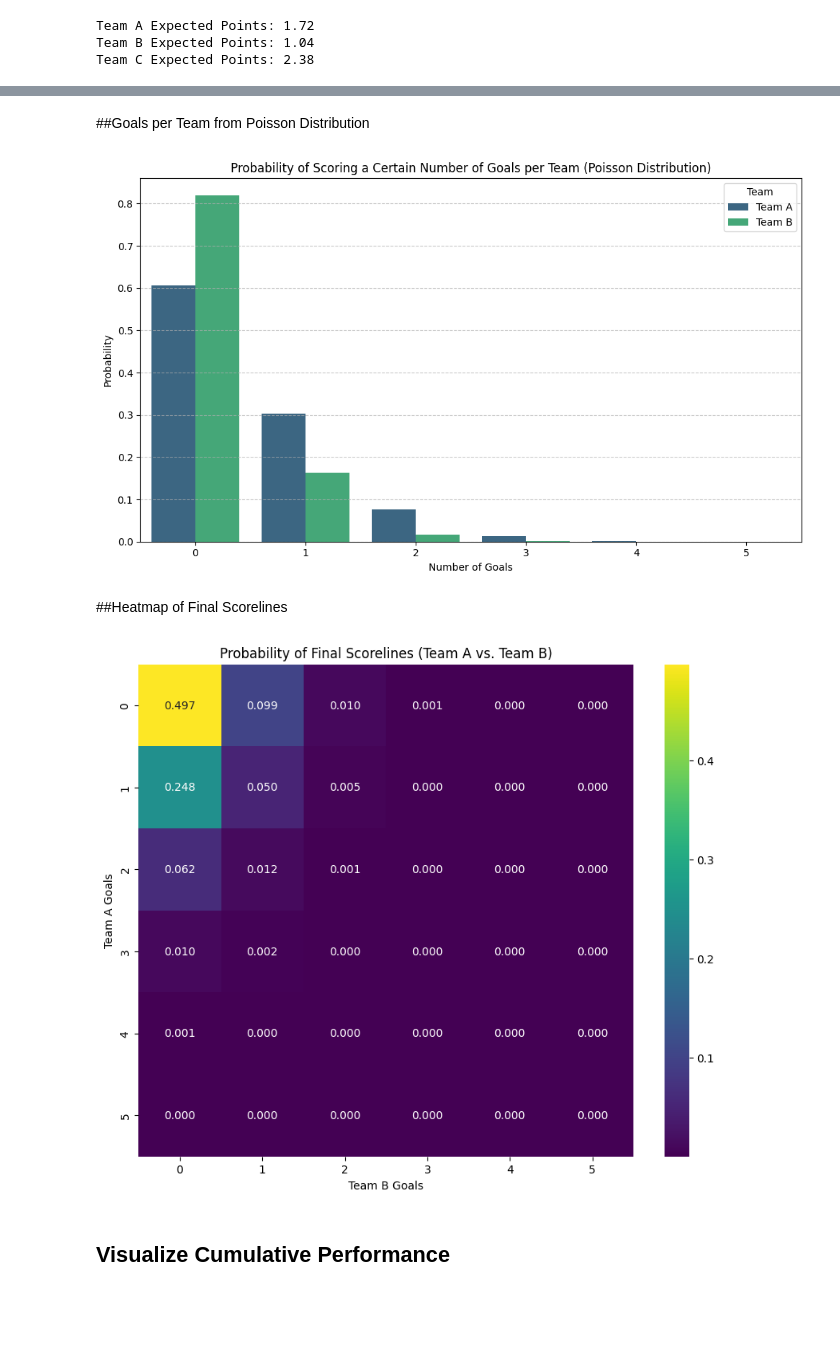
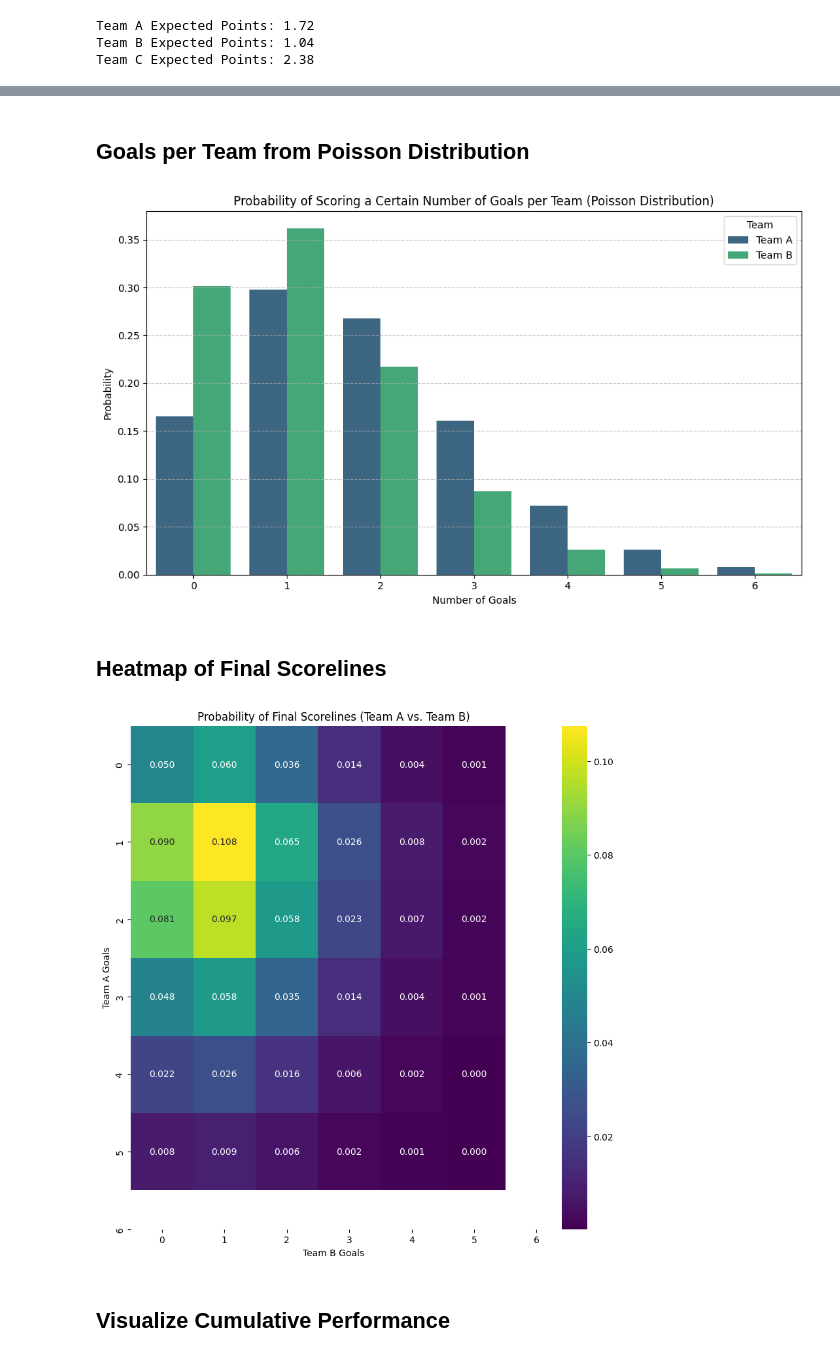
Before and after one commit to fy23-art/Dynamo-Dash, a Jupyter notebook: ExpectedPointsModel.ipynb, the cells around one changed output, grey strips where cells are left out. Drawn from its saved outputs; the diff is of its cells as text; code cells hidden in the pictures; blank space fills up the shorter version.

```diff
--- a/ExpectedPointsModel.ipynb
+++ b/ExpectedPointsModel.ipynb
@@ -41,0 +35,15 @@ print(season_df)
+# %%
+# Example: Select two teams and assign example xG values
+teams = pd.DataFrame({
+	'team_name': ['Orlando Pride', 'Seattle Reign'],
+	'xg': [1.8, 1.2]  # Replace with actual xG values if available
+})
+
+team_A_name = teams.iloc[0]['team_name']
+team_B_name = teams.iloc[1]['team_name']
+
+team_A_xG = teams.iloc[0]['xg']
+team_B_xG = teams.iloc[1]['xg']
+
+print(f"{team_A_name} Total xG: {team_A_xG}")
+print(f"{team_B_name} Total xG: {team_B_xG}")
@@ -44,5 +55,11 @@ print(season_df)
 Create a matrix representing the probabilities of all possible scorelines.
 # %%
+max_goals = 5 # Set a reasonable maximum number of goals to consider for the Poisson distribution
+
+# Calculate goal probabilities for Team A and Team B using Poisson distribution
+team_A_goal_probs = [poisson.pmf(i, team_A_xG) for i in range(max_goals + 1)]
+team_B_goal_probs = [poisson.pmf(i, team_B_xG) for i in range(max_goals + 1)]
+
 match_probs = np.outer(team_A_goal_probs, team_B_goal_probs)
 # Each cell (i, j) in match_probs represents the probability of Team A scoring i goals and Team B scoring j goals.
 # Calculate the probabilities of Team A winning, drawing, and losing:
@@ -143,16 +225,18 @@ max_goals = 5
 team_A_goal_probs = [poisson.pmf(i, team_A_xG) for i in range(max_goals + 1)]
 team_B_goal_probs = [poisson.pmf(i, team_B_xG) for i in range(max_goals + 1)]
 # %% [markdown]
-##Goals per Team from Poisson Distribution
+## Goals per Team from Poisson Distribution
 # %%
 import matplotlib.pyplot as plt
 import seaborn as sns
 
-# Number of goals (up to max_goals)
+# Set max_goals to 6 for this plot
+max_goals = 6
 goals = list(range(max_goals + 1))
 
-# Create a DataFrame for easier plotting with seaborn
-import pandas as pd
+# Recalculate goal probabilities for Team A and Team B
+team_A_goal_probs = [poisson.pmf(i, team_A_xG) for i in range(max_goals + 1)]
+team_B_goal_probs = [poisson.pmf(i, team_B_xG) for i in range(max_goals + 1)]
 
 team_A_df = pd.DataFrame({
     'Goals': goals,
@@ -178,33 +262,28 @@ plt.legend(title='Team')
 plt.tight_layout()
 plt.show()
 # %% [output]
-[figure, old version]
+[figure, new version]
 # %% [markdown]
-##Heatmap of Final Scorelines
+## Heatmap of Final Scorelines
 # %%
-import matplotlib.pyplot as plt
-import seaborn as sns
-import numpy as np
-
-# Create labels for the heatmap axes (number of goals)
 goal_labels = [str(i) for i in range(max_goals + 1)]
 
-plt.figure(figsize=(10, 8))
+plt.figure(figsize=(10, 10))
 sns.heatmap(
     match_probs,
     annot=True,
     fmt=".3f",
     cmap="viridis",
     xticklabels=goal_labels,
     yticklabels=goal_labels
 )
 
 plt.title('Probability of Final Scorelines (Team A vs. Team B)')
 plt.xlabel('Team B Goals')
 plt.ylabel('Team A Goals')
 plt.show()
 # %% [output]
-[figure, old version]
+[figure, new version]
 # %% [markdown]
 ## Visualize Cumulative Performance
 # %%
```
Also changed, not shown: parts of 21 cells of this notebook.
